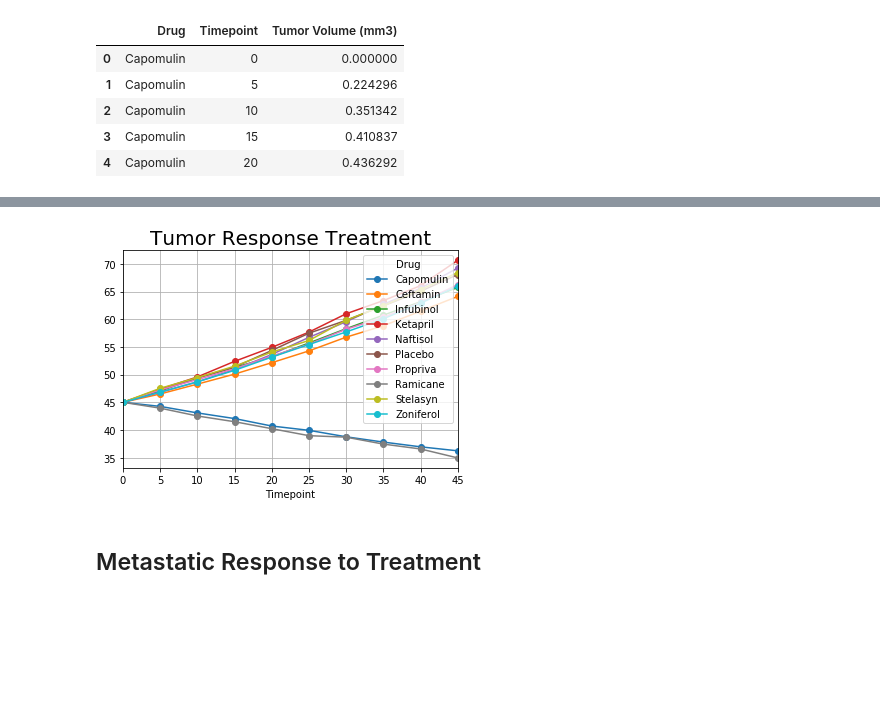
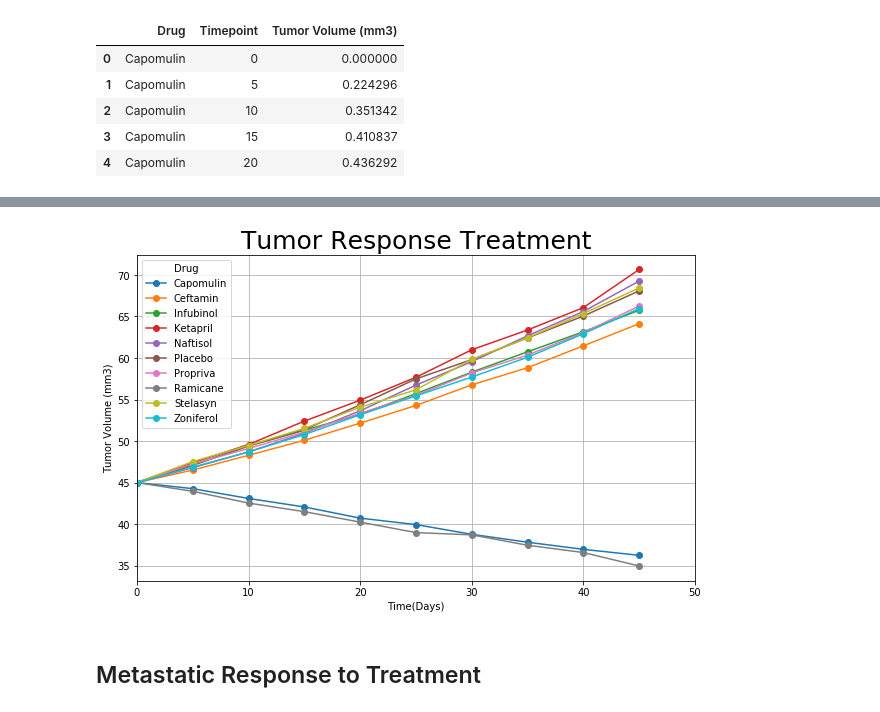
Before and after one commit to josephsy96/Matplotlib-Challenge, a Jupyter notebook: pymaceuticals_starter.ipynb, the cells around one changed output, grey strips where cells are left out. Cells and saved outputs as stored; diff of their text form; code cells hidden in the pictures; blank space fills up the shorter version.

```diff
--- a/pymaceuticals_starter.ipynb
+++ b/pymaceuticals_starter.ipynb
@@ -91,13 +91,16 @@ tumor_pivot
 # %%
 # Generate the Plot (with Error Bars)
 #tumor_plot = plt.plot(tumor_df['Timepoint'],tumor_df['Tumor Volume (mm3)'],label=tumor_df['Drug'])
-tumor_plot = tumor_pivot.plot(kind="line", marker='o')
+tumor_plot = tumor_pivot.plot(kind="line", marker='o',figsize=(10,6))
 # Save the Figure
-plt.title('Tumor Response Treatment',size=20)
+plt.title('Tumor Response Treatment',size=25)
+plt.xlabel('Time(Days)')
+plt.ylabel('Tumor Volume (mm3)')
+plt.xlim(0,50)
 plt.grid()
 plt.show()
 # %% [output]
-[figure, old version]
+[figure, new version]
 # %%
 # Show the Figure
 plt.show()
```
